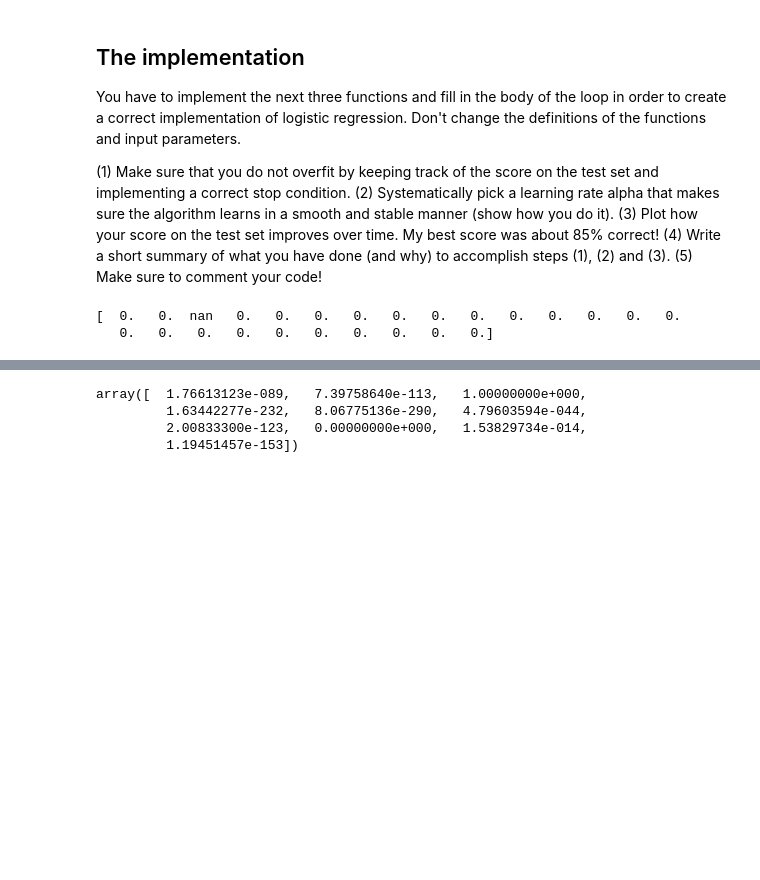
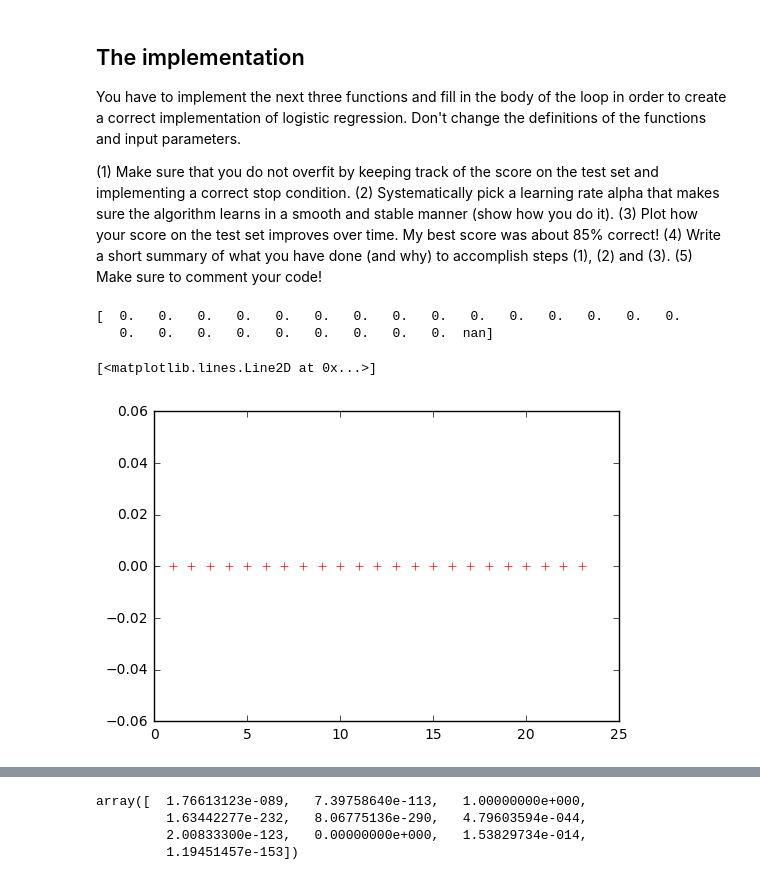
Before and after one commit to Mahdiazhari/Machine-Learning, a Jupyter notebook: Temp Folder/gradedAss1-1.ipynb, the cells around one changed output, grey strips where cells are left out. Cells and saved outputs as stored; diff of their text form; code cells hidden in the pictures; blank space fills up the shorter version.

```diff
--- a/Temp Folder/gradedAss1-1.ipynb
+++ b/Temp Folder/gradedAss1-1.ipynb
@@ -83,7 +83,7 @@ def compute_gradient(x_predict, y, x):
     return gradient
 # %%
 #Choose a suitable learning rate
-alpha = 0.05
+alpha = 0.01
 iterations = 25
 theta = np.zeros((64,10))
 
@@ -99,44 +99,44 @@ target_test = digits.target[1500:]
 #Try to save the output of the cost function at each iteration and plot it at the end
 
 #training iteration
-#for i in range(iterations):
-for i in range(3):
-    cost_iterations = np.zeros(25)
+for i in range(iterations):
+    cost_iterations = np.zeros(iterations)
     cost_j = 0
     for j in range(x.shape[0]):
         x_predict = prediction_function(x[j,:].T,theta) #x_predict dim = 10,1 is (10,)??
         #print(shape(x_predict)) #extra functions to see things.
         y = np.zeros(10)
         y[target[j]] = 1
         cost_j +=cost_function(x_predict,y)
         #print(cost_function(x_predict,y))
         x_predict = reshape(x_predict,(10,1))
         dtheta = compute_gradient(x_predict,reshape(y,(10,1)),reshape(x[j,:],(1,64)))
         theta = theta - alpha*dtheta
     cost_iterations[i] = cost_j
 print (cost_iterations)
-
-#testing iteration
-
+iteration_array = list(range(25))
+plt.plot(iteration_array,cost_iterations,'r+')
 
 #plt.plot(x,prediction_function(x.T,theta))
 #plt.plot(x,y,'o')
 #plt.show()
 
 
 # for i in range(iterations):
 #     for j in range(x.shape[0]):
 
 #         x_predict = prediction_function(x[j,:].T,theta)
 #         y = np.zeros(10)
 #         y[target[j]] = 1
 
 #         cost_function(x_predict,y)
 
 # #In Andrew Ng's presentation he says that y needs to be 1 or 0.
 # #You can use the following example code in the inner loop of your implementation
 # y = np.zeros(10) #First create a y vector with only zeros
 # y[target[j]] = 1 #Then set the right class equal to 1
 # %% [output]
-[  0.   0.  nan   0.   0.   0.   0.   0.   0.   0.   0.   0.   0.   0.   0.
-   0.   0.   0.   0.   0.   0.   0.   0.   0.   0.]
+[  0.   0.   0.   0.   0.   0.   0.   0.   0.   0.   0.   0.   0.   0.   0.
+   0.   0.   0.   0.   0.   0.   0.   0.   0.  nan]
+[<matplotlib.lines.Line2D at 0x...>]
+[figure, added]
```
Also changed, not shown: parts of 4 cells of this notebook.
